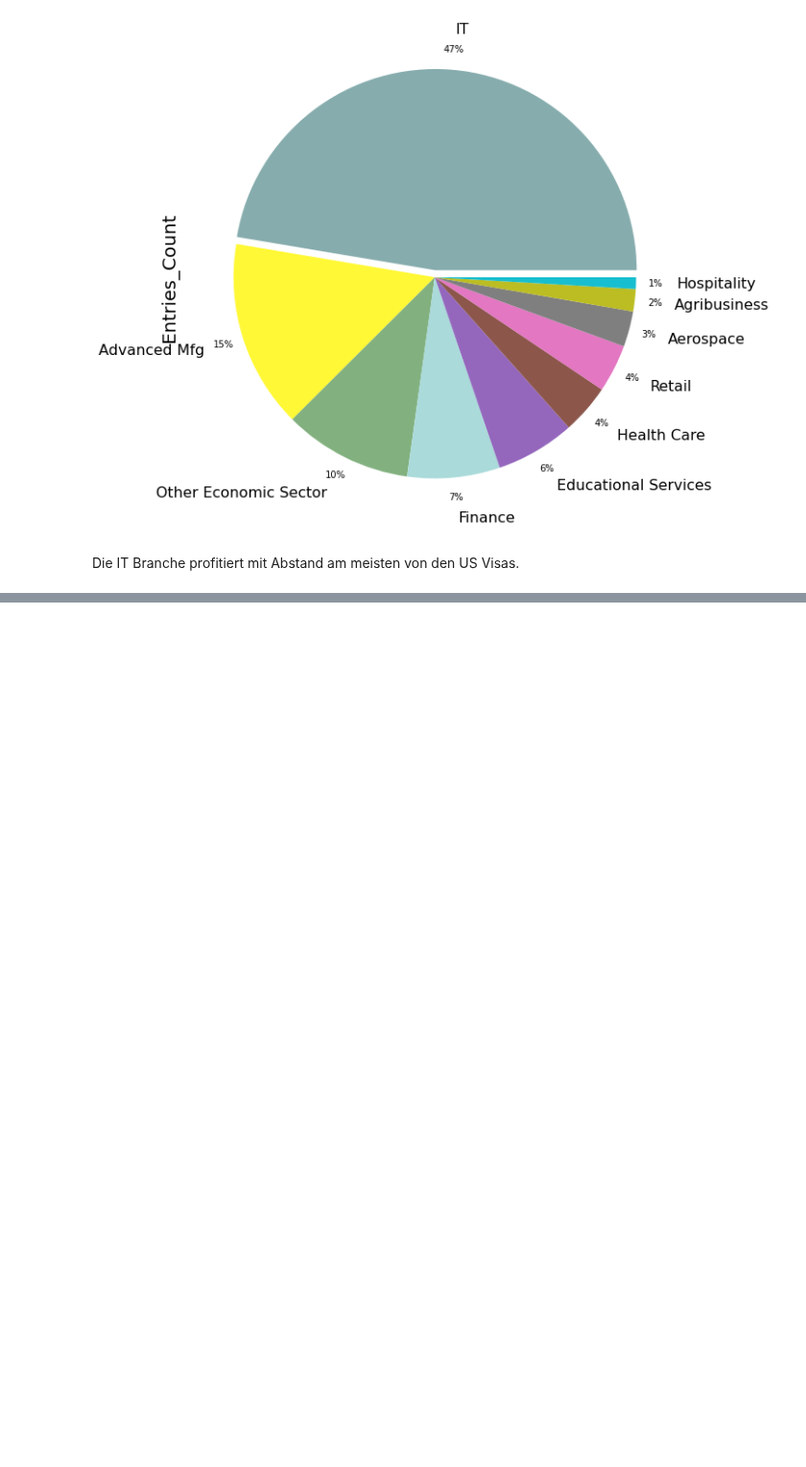
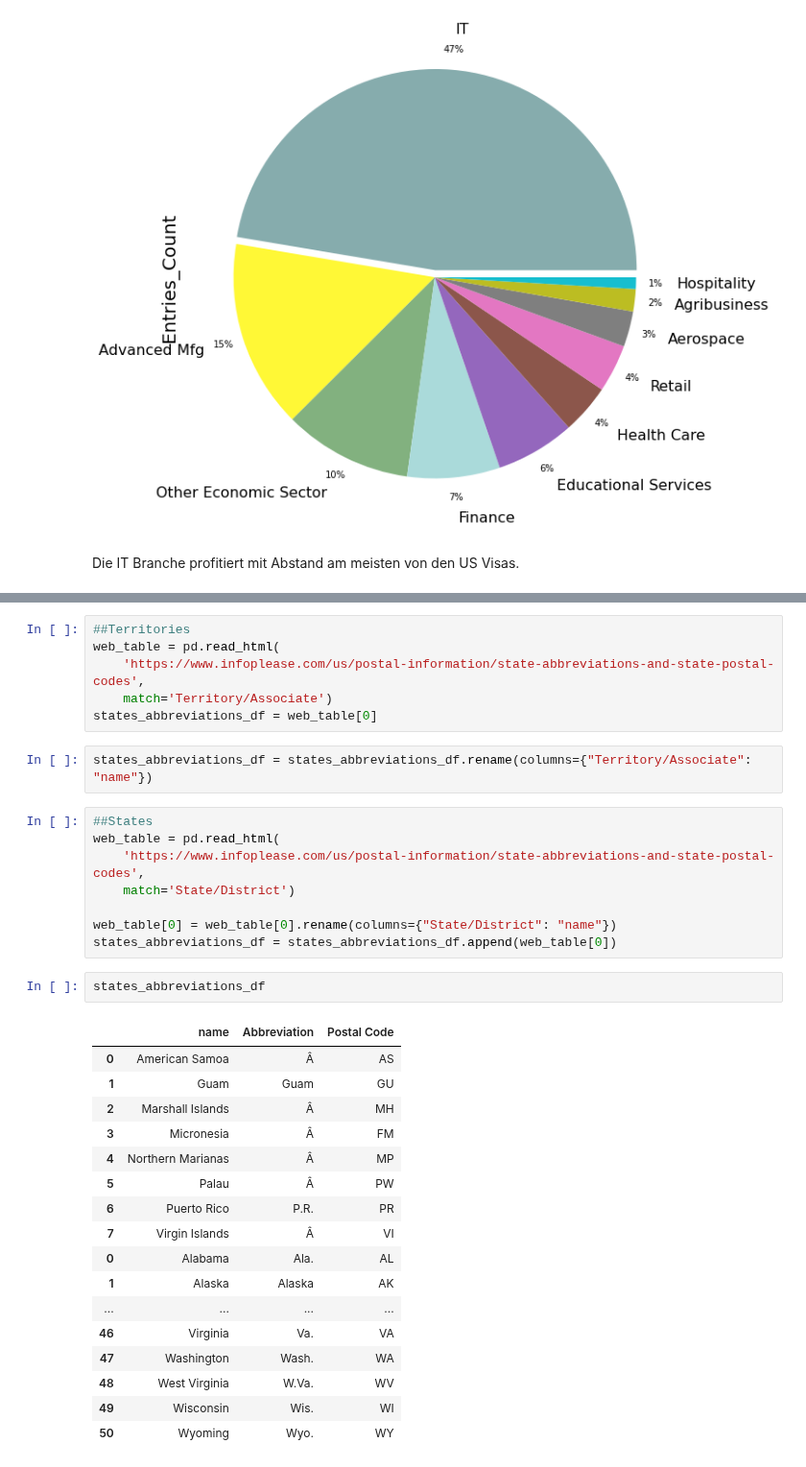
Before and after one commit to andy8001/python_visa, a Jupyter notebook: analysis/einwandererArbeitgeber.ipynb, the cells around one changed output, grey strips where cells are left out. Shown at 96% size. Saved outputs shown, nothing was run; the diff lists cells and outputs as text; blank space fills up the shorter version.

```diff
--- a/analysis/einwandererArbeitgeber.ipynb
+++ b/analysis/einwandererArbeitgeber.ipynb
@@ -315,0 +336,36 @@ Die IT Branche profitiert mit Abstand am meisten von den US Visas.
+# %%
+##Territories
+web_table = pd.read_html(
+    'https://www.infoplease.com/us/postal-information/state-abbreviations-and-state-postal-codes',
+    match='Territory/Associate')
+states_abbreviations_df = web_table[0]
+# %%
+states_abbreviations_df = states_abbreviations_df.rename(columns={"Territory/Associate": "name"})
+# %%
+##States
+web_table = pd.read_html(
+    'https://www.infoplease.com/us/postal-information/state-abbreviations-and-state-postal-codes',
+    match='State/District')
+
+web_table[0] = web_table[0].rename(columns={"State/District": "name"})
+states_abbreviations_df = states_abbreviations_df.append(web_table[0])
+# %%
+states_abbreviations_df
+# %% [output]
+|  | name | Abbreviation | Postal Code |
+| 0 | American Samoa | Â | AS |
+| 1 | Guam | Guam | GU |
+| 2 | Marshall Islands | Â | MH |
+| 3 | Micronesia | Â | FM |
+| 4 | Northern Marianas | Â | MP |
+| 5 | Palau | Â | PW |
+| 6 | Puerto Rico | P.R. | PR |
+| 7 | Virgin Islands | Â | VI |
+| 0 | Alabama | Ala. | AL |
+| 1 | Alaska | Alaska | AK |
+| ... | ... | ... | ... |
+| 46 | Virginia | Va. | VA |
+| 47 | Washington | Wash. | WA |
+| 48 | West Virginia | W.Va. | WV |
+| 49 | Wisconsin | Wis. | WI |
+| 50 | Wyoming | Wyo. | WY |
```
Also changed, not shown: parts of 14 cells of this notebook, 1 other file.
